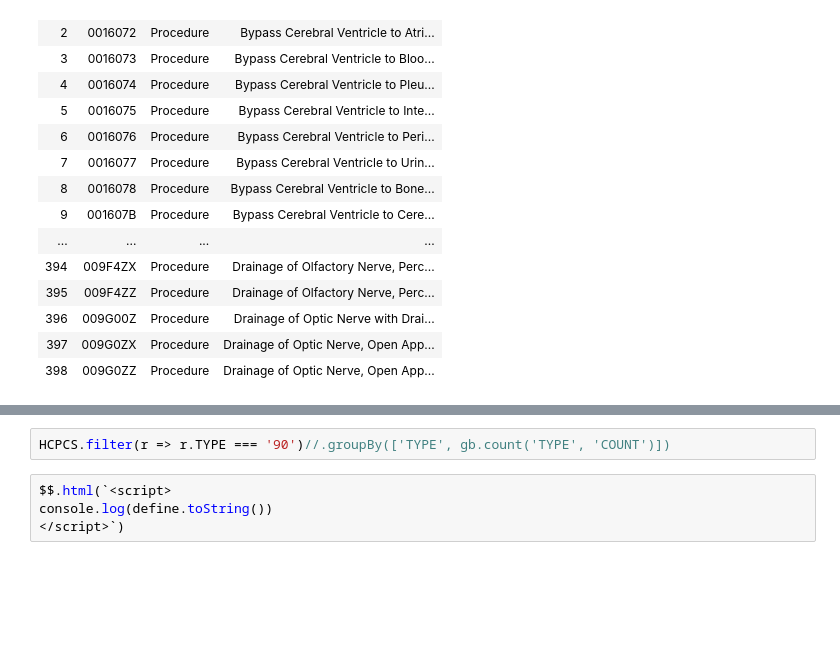
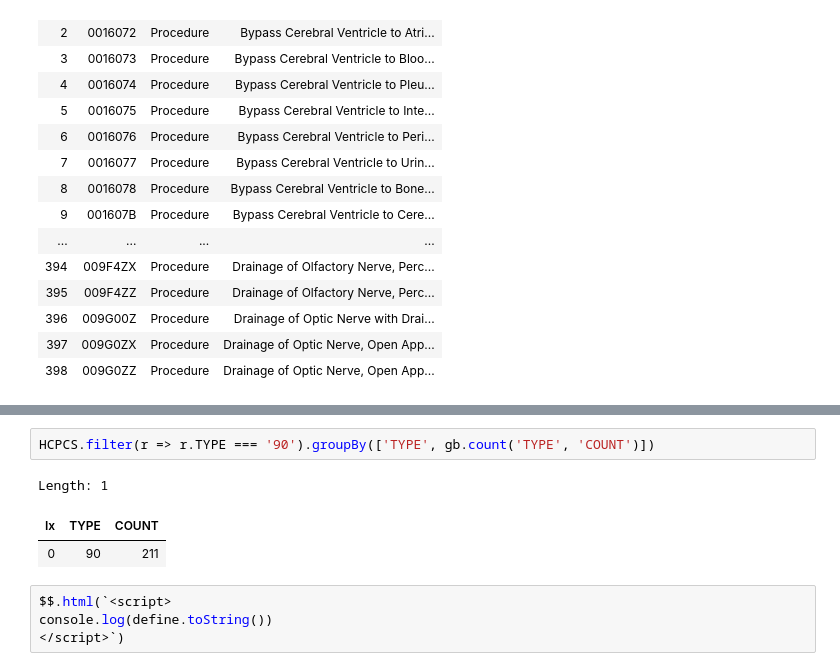
Before and after one commit to nurulc/data-frame, a Jupyter notebook: notebook/frame-test.ipynb, the cells around one changed output, grey strips where cells are left out. Saved outputs shown, nothing was run; the diff lists cells and outputs as text; blank space fills up the shorter version.

```diff
--- a/notebook/frame-test.ipynb
+++ b/notebook/frame-test.ipynb
@@ -269,5 +418,9 @@ HCPCS.groupBy(['TYPE', gb.count('TYPE', 'COUNT')]).sort(['-COUNT'])
 # %%
-HCPCS.filter(r => r.TYPE === '90')//.groupBy(['TYPE', gb.count('TYPE', 'COUNT')])
+HCPCS.filter(r => r.TYPE === '90').groupBy(['TYPE', gb.count('TYPE', 'COUNT')])
+# %% [output]
+Length: 1
+| Ix | TYPE | COUNT |
+| 0 | 90 | 211 |
 # %%
 $$.html(`<script>
 console.log(define.toString())
```
Also changed, not shown: parts of 35 cells of this notebook, 4 other files.
